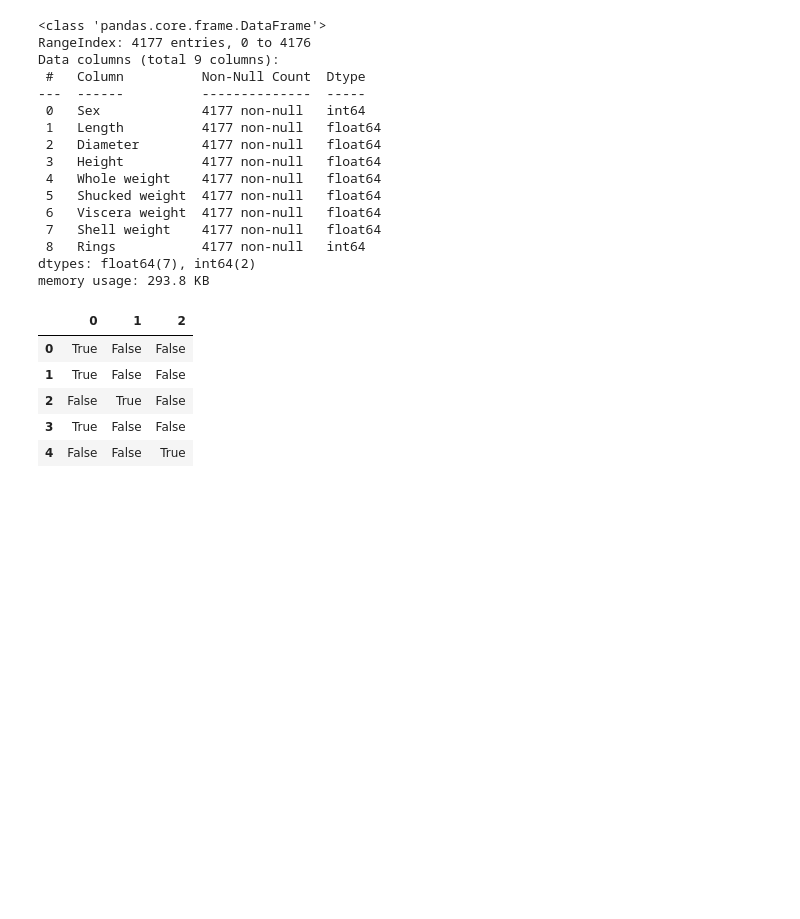
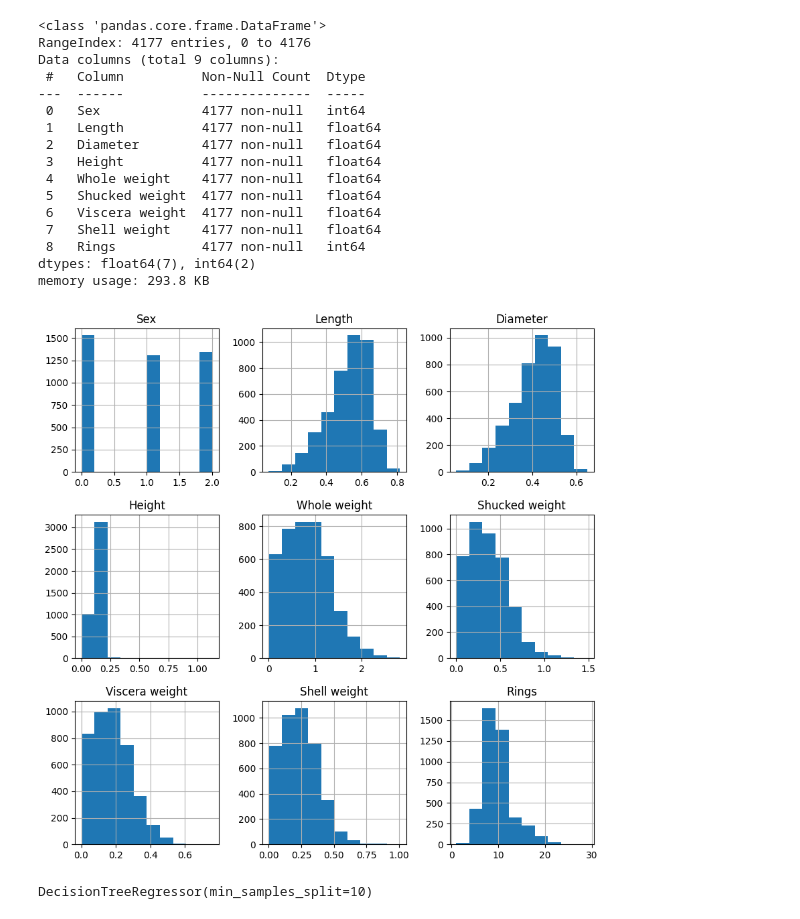
Before and after one commit to Wolff404/Supervised-learning-and-Neural-networks, a Jupyter notebook: Comparison_of_Albalone_age_predicition.ipynb, the cells around one changed output. Cells and saved outputs as stored; diff of their text form; code cells hidden in the pictures; blank space fills up the shorter version.

```diff
--- a/Comparison_of_Albalone_age_predicition.ipynb
+++ b/Comparison_of_Albalone_age_predicition.ipynb
@@ -50,13 +54,7 @@ Data columns (total 9 columns):
  8   Rings           4177 non-null   int64
 dtypes: float64(7), int64(2)
 memory usage: 293.8 KB
-# %%
-dataset_onehot = pd.get_dummies(dataset['Sex'])
-dataset_onehot.head()
-# %% [output]
-|  | 0 | 1 | 2 |
-| 0 | True | False | False |
-| 1 | True | False | False |
-| 2 | False | True | False |
-| 3 | True | False | False |
-| 4 | False | False | True |
+# %%
+dataset.hist(figsize=(10,10));
+# %% [output]
+[figure, added]
@@ -62,0 +73,5 @@ dataset_onehot.head()
+# %%
+decision_tree_model = DecisionTreeRegressor(min_samples_split=10)
+decision_tree_model.fit(trainval_features, trainval_targets)
+# %% [output]
+DecisionTreeRegressor(min_samples_split=10)
```
Also changed, not shown: parts of 8 cells of this notebook, 1 other file.
